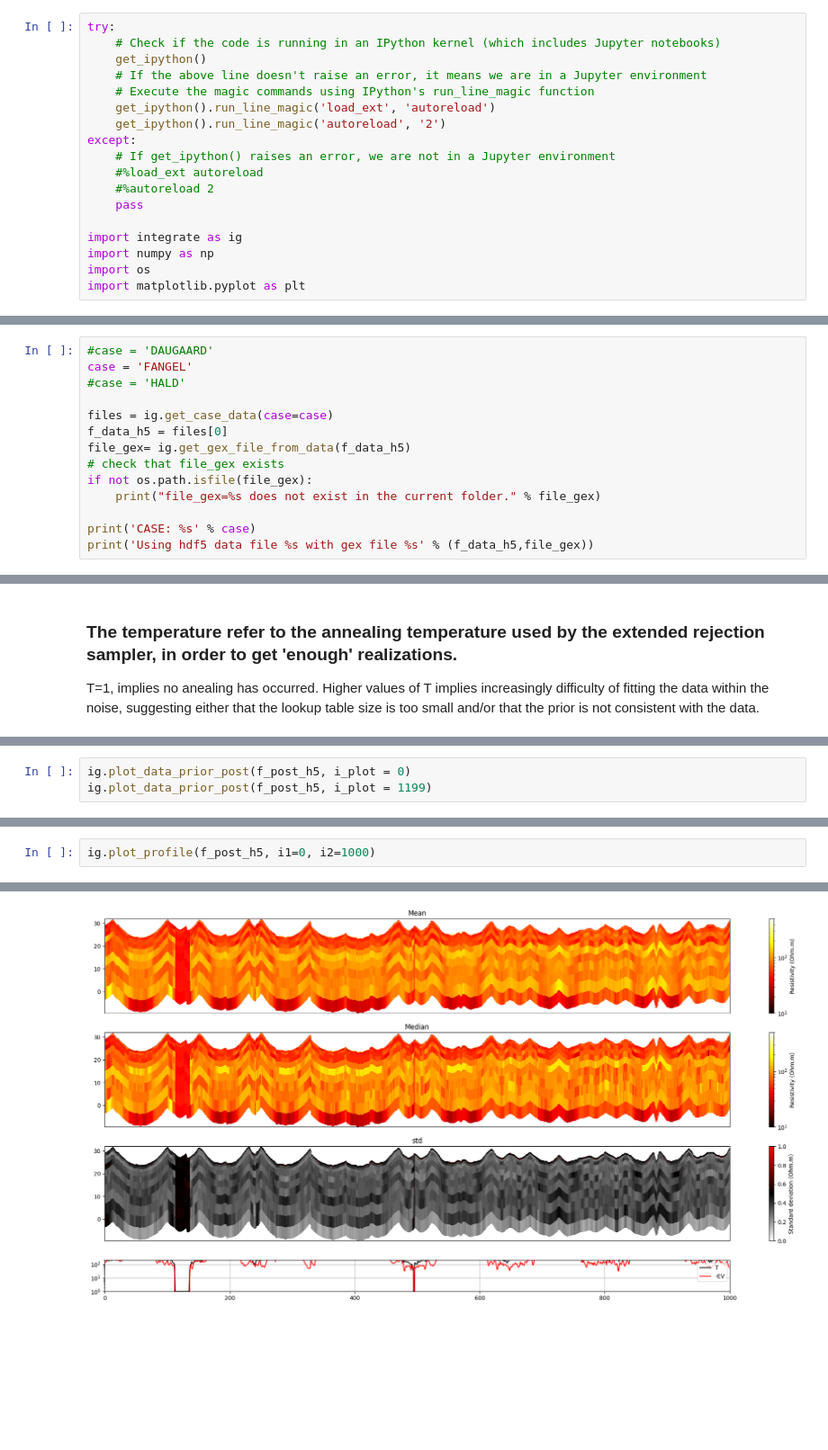
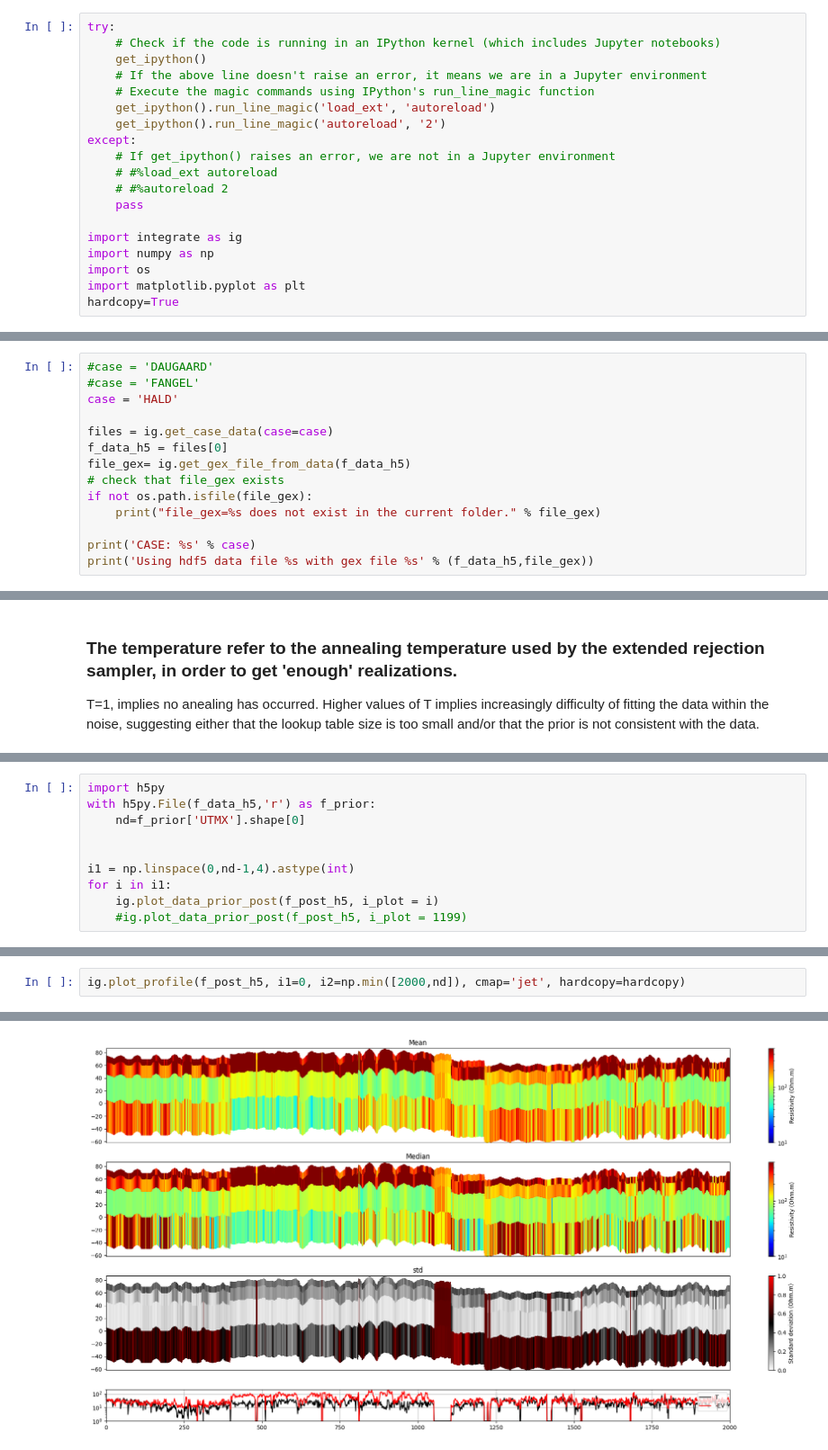
Before and after one commit to cultpenguin/integrate_module, a Jupyter notebook: examples/integrate_case_simpleprior.ipynb, the cells around one changed output, grey strips where cells are left out. Shown at 90% size. Saved outputs shown, nothing was run; the diff lists cells and outputs as text; blank space fills up the shorter version.

```diff
--- a/examples/integrate_case_simpleprior.ipynb
+++ b/examples/integrate_case_simpleprior.ipynb
@@ -12,14 +12,15 @@ try:
     get_ipython().run_line_magic('autoreload', '2')
 except:
     # If get_ipython() raises an error, we are not in a Jupyter environment
-    #%load_ext autoreload
-    #%autoreload 2
+    # #%load_ext autoreload
+    # #%autoreload 2
     pass
 
 import integrate as ig
 import numpy as np
 import os
 import matplotlib.pyplot as plt
+hardcopy=True
 # %% [markdown]
 ## Download the data for a specific case study
 
@@ -30,8 +31,8 @@ The following case study areas are available:
     HALD
 # %%
 #case = 'DAUGAARD'
-case = 'FANGEL'
-#case = 'HALD'
+#case = 'FANGEL'
+case = 'HALD'
 
 files = ig.get_case_data(case=case)
 f_data_h5 = files[0]
@@ -151,4 +174,11 @@ EV_min=-948.450506, EV_max=0.000000
 # %%
-ig.plot_data_prior_post(f_post_h5, i_plot = 0)
-ig.plot_data_prior_post(f_post_h5, i_plot = 1199)
+import h5py
+with h5py.File(f_data_h5,'r') as f_prior:
+    nd=f_prior['UTMX'].shape[0]
+
+
+i1 = np.linspace(0,nd-1,4).astype(int)
+for i in i1:
+    ig.plot_data_prior_post(f_post_h5, i_plot = i)
+    #ig.plot_data_prior_post(f_post_h5, i_plot = 1199)
 # %% [output]
@@ -159,5 +193,5 @@ ig.plot_data_prior_post(f_post_h5, i_plot = 1199)
 # %%
-ig.plot_profile(f_post_h5, i1=0, i2=1000)
+ig.plot_profile(f_post_h5, i1=0, i2=np.min([2000,nd]), cmap='jet', hardcopy=hardcopy)
 # %% [output]
 0
 Plot profile for all model parameters
@@ -168,3 +202,3 @@ hot
 [10, 500]
-[figure, old version]
+[figure, new version]
 1
```
Also changed, not shown: parts of 12 cells of this notebook, 1 other file.
